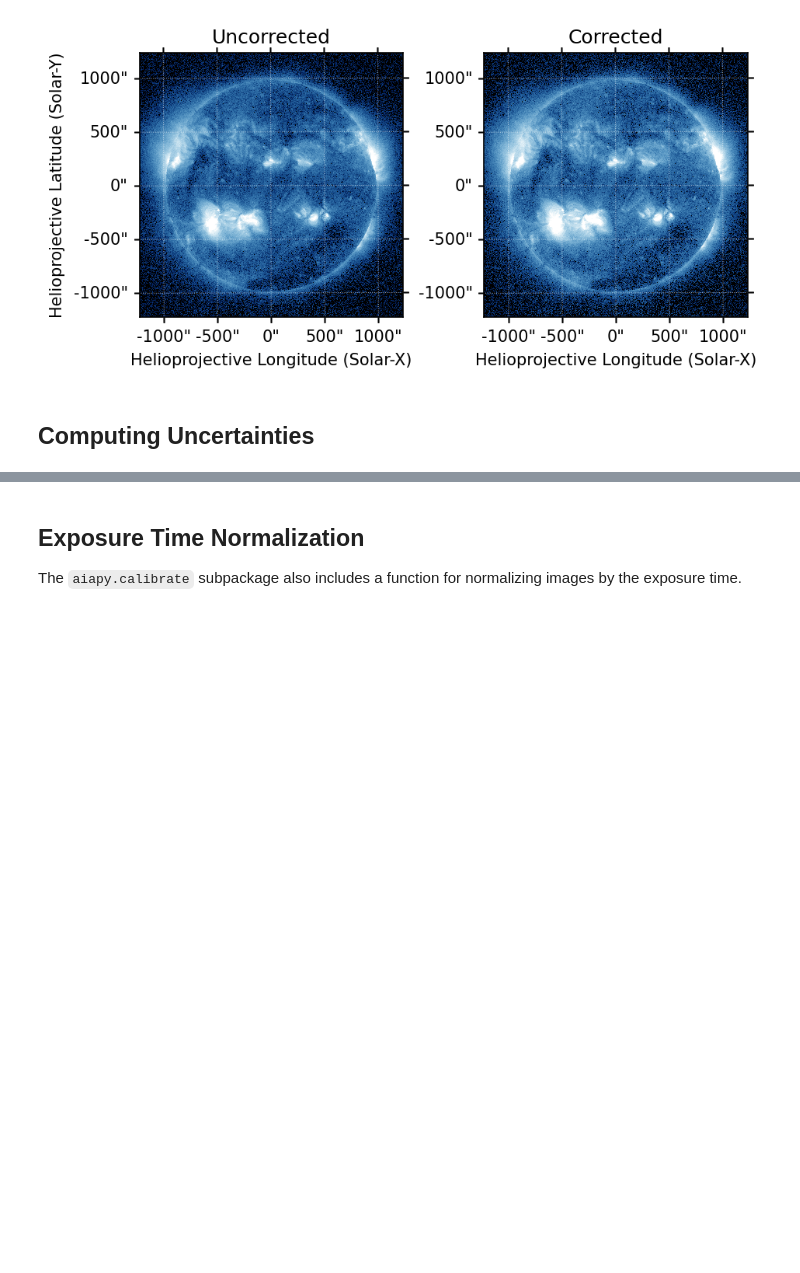
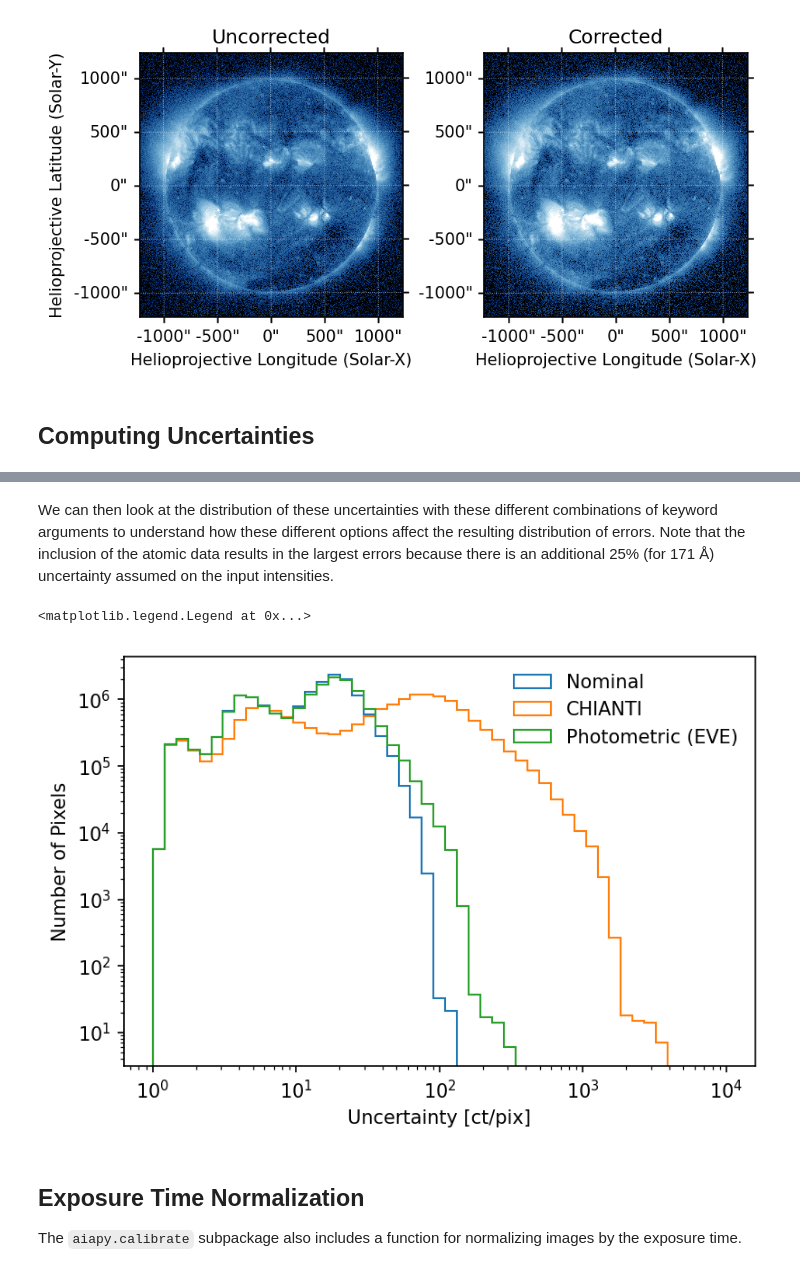
Before and after one commit to sunpy/sunpy.org, a Jupyter notebook: posts/2021/2021-10-01-aiapy-demo.ipynb, the cells around one changed output, grey strips where cells are left out. Cells and saved outputs as stored; diff of their text form; code cells hidden in the pictures; blank space fills up the shorter version.

```diff
--- a/posts/2021/2021-10-01-aiapy-demo.ipynb
+++ b/posts/2021/2021-10-01-aiapy-demo.ipynb
@@ -354,0 +374,2 @@ ax.coords[1].set_axislabel(' ')
+# %%
+errors_171_chianti = estimate_error(m_171_L15.quantity/u.pix, m_171_L15.wavelength, include_chianti=True)
@@ -355,3 +378,20 @@ ax.coords[1].set_axislabel(' ')
+# %%
+errors_171_eve = estimate_error(m_171_L15.quantity/u.pix, m_171_L15.wavelength, include_eve=True)
+# %% [markdown]
+We can then look at the distribution of these uncertainties with these different combinations of keyword arguments to understand how these different options affect the resulting distribution of errors.
+Note that the inclusion of the atomic data results in the largest errors because there is an additional 25% (for 171 Å) uncertainty assumed on the input intensities.
+# %%
+hist_params = {'bins': np.logspace(0,4,50), 'histtype': 'step', 'log': True}
+plt.hist(errors_171.value.flatten(), **hist_params, label='Nominal');
+plt.hist(errors_171_chianti.value.flatten(), **hist_params, label='CHIANTI');
+plt.hist(errors_171_eve.value.flatten(), **hist_params, label='Photometric (EVE)');
+plt.xlabel('Uncertainty [ct/pix]')
+plt.ylabel('Number of Pixels')
+plt.xscale('log')
+plt.legend(frameon=False)
+# %% [output]
+<matplotlib.legend.Legend at 0x...>
+[figure, added]
 # %% [markdown]
 ## Exposure Time Normalization
 
```
Also changed, not shown: parts of 29 cells of this notebook.
